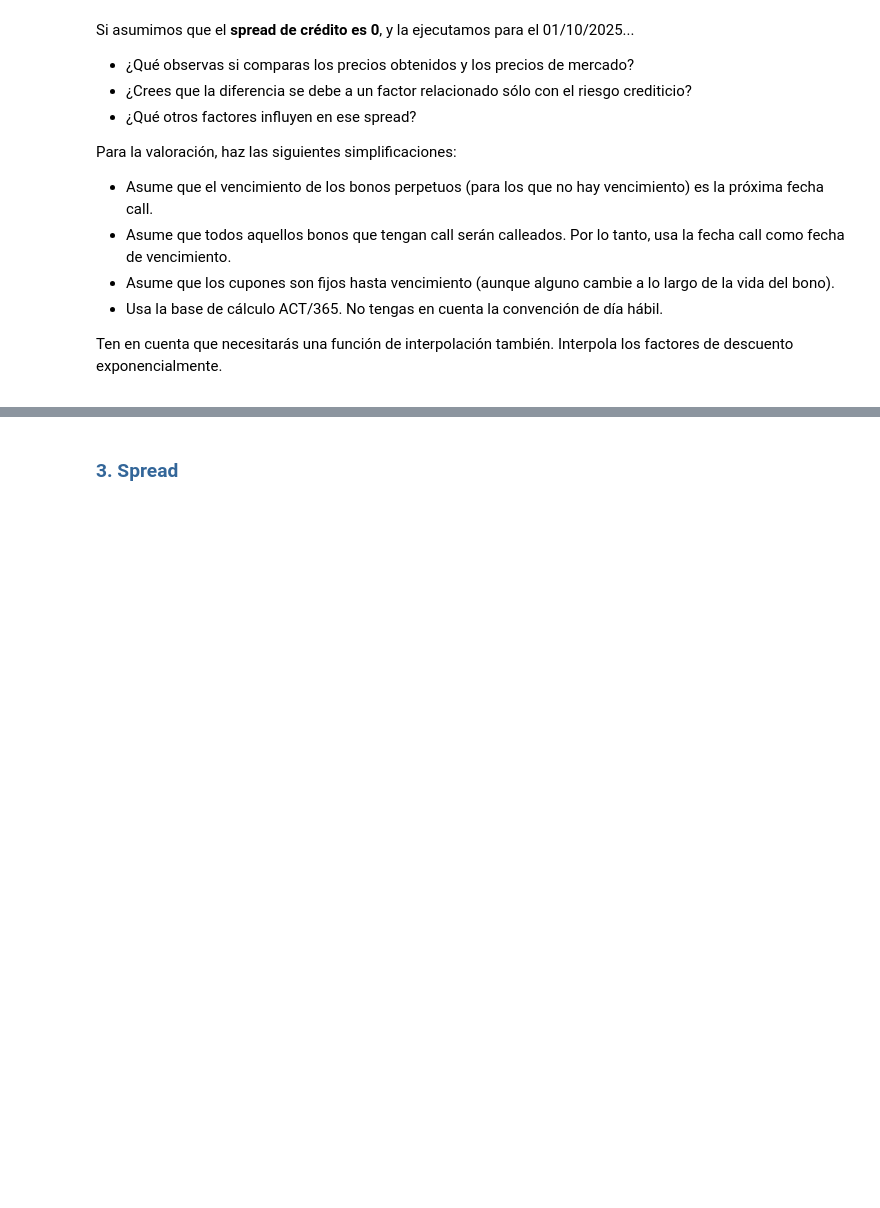
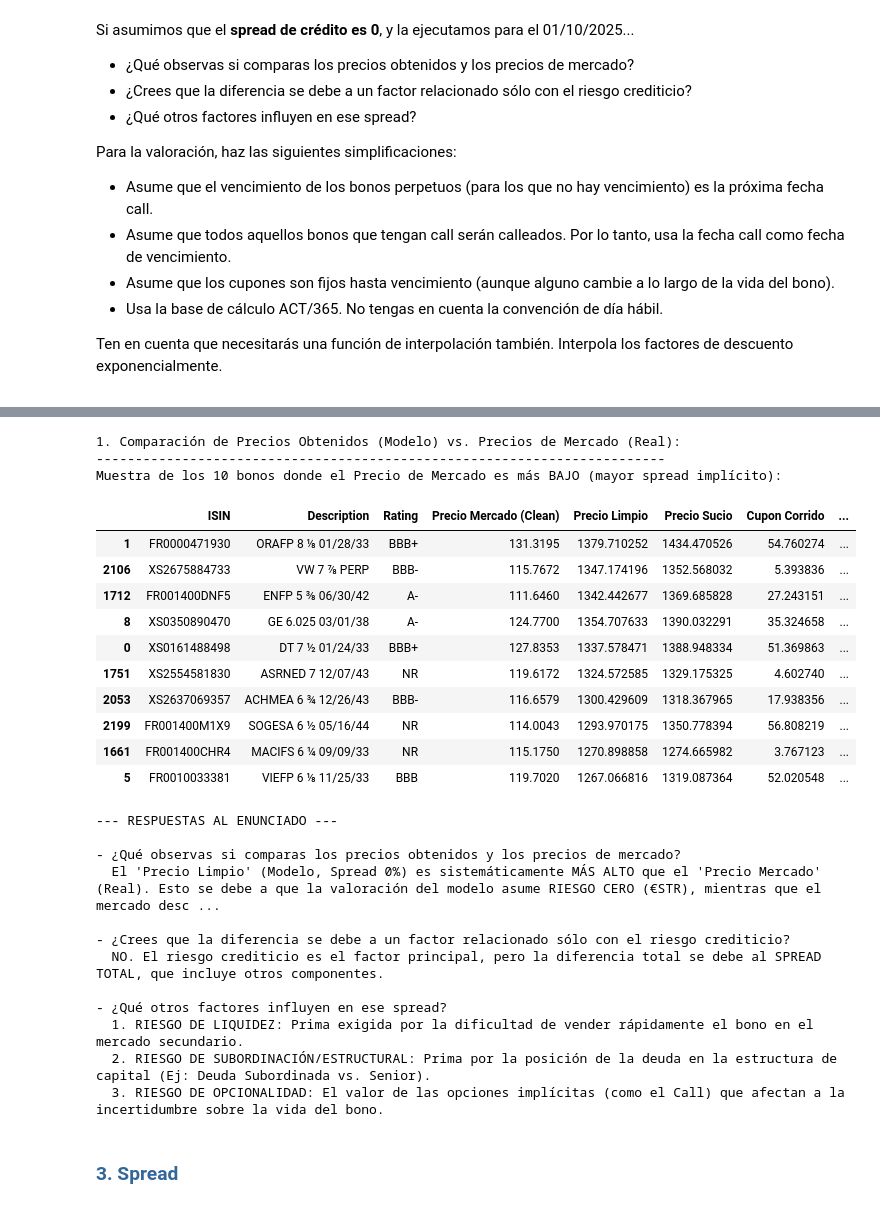
Before and after one commit to danielgarcialop18-cell/Tarea2_RentaFija_DanielGarciaLopez, a Jupyter notebook: Tarea 2_RentaFija_DanielGarciaLopez.ipynb, the cells around one changed output, grey strips where cells are left out. Cells and saved outputs as stored; diff of their text form; code cells hidden in the pictures; blank space fills up the shorter version.

```diff
--- a/Tarea 2_RentaFija_DanielGarciaLopez.ipynb
+++ b/Tarea 2_RentaFija_DanielGarciaLopez.ipynb
@@ -152,0 +166,8 @@ df_universo = df_universo.dropna(subset=['Fecha Vencimiento Ajustada'])
+# %%
+VALOR_NOMINAL = 1000.0
+DIAS_BASE = 365.0
+
+def calcular_dias_act_365(fecha_inicio, fecha_fin):
+   # Usamos la base ACT/365
+    dias = (fecha_fin - fecha_inicio).days
+    return dias / DIAS_BASE
@@ -153,3 +275,70 @@ df_universo = df_universo.dropna(subset=['Fecha Vencimiento Ajustada'])
+# %%
+# APLICA LA FUNCIÓN A CADA FILA (el .apply le pasa cada fila como 'fila_bono')
+resultados_valoracion = df_universo.apply(
+    lambda fila: valorar_bono_corporativo(fila, df_curva_limpia, fecha_valor, spread_anual=0.0),
+    axis=1,
+    result_type='expand'
+)
+
+# Unimos los resultados al DataFrame original
+df_universo = pd.concat([df_universo.reset_index(drop=True), resultados_valoracion], axis=1)
+# %%
+# ---------------------------------------------------
+# ANÁLISIS DE LOS RESULTADOS (Respuesta a las preguntas)
+# ---------------------------------------------------
+
+print("\n1. Comparación de Precios Obtenidos (Modelo) vs. Precios de Mercado (Real):")
+print("-------------------------------------------------------------------------")
+
+# MODIFICACIÓN: AÑADIMOS 'Precio Sucio' a las columnas a mostrar
+df_analisis_0spread = df_universo[['ISIN', 'Description', 'Rating', 'Price', 'Precio Limpio', 'Precio Sucio', 'Cupon Corrido']].copy()
+df_analisis_0spread.rename(columns={'Price': 'Precio Mercado (Clean)'}, inplace=True)
+df_analisis_0spread['Diferencia Absoluta (Mercado - Modelo)'] = df_analisis_0spread['Precio Mercado (Clean)'] - df_analisis_0spread['Precio Limpio']
+df_analisis_0spread['Modelo > Mercado?'] = df_analisis_0spread['Precio Limpio'] > df_analisis_0spread['Precio Mercado (Clean)']
+
+# Mostramos los bonos con la mayor diferencia de Spread (los más castigados por el mercado)
+print("Muestra de los 10 bonos donde el Precio de Mercado es más BAJO (mayor spread implícito):")
+display(df_analisis_0spread.sort_values(by='Diferencia Absoluta (Mercado - Modelo)', ascending=True).head(10))
+
+print("\n--- RESPUESTAS AL ENUNCIADO ---")
+# [Resto de respuestas teóricas, que quedan igual]
+print("\n- ¿Qué observas si comparas los precios obtenidos y los precios de mercado?")
+print("  El 'Precio Limpio' (Modelo, Spread 0%) es sistemáticamente MÁS ALTO que el 'Precio Mercado' (Real). Esto se debe a que la valoración del modelo asume RIESGO CERO (€STR), mientras que el mercado descuenta el riesgo real del emisor, reduciendo su precio. La diferencia es una medida directa del SPREAD TOTAL.")
+
+print("\n- ¿Crees que la diferencia se debe a un factor relacionado sólo con el riesgo crediticio?")
+print("  NO. El riesgo crediticio es el factor principal, pero la diferencia total se debe al SPREAD TOTAL, que incluye otros componentes.")
+
+print("\n- ¿Qué otros factores influyen en ese spread?")
+print("  1. RIESGO DE LIQUIDEZ: Prima exigida por la dificultad de vender rápidamente el bono en el mercado secundario.")
+print("  2. RIESGO DE SUBORDINACIÓN/ESTRUCTURAL: Prima por la posición de la deuda en la estructura de capital (Ej: Deuda Subordinada vs. Senior).")
+print("  3. RIESGO DE OPCIONALIDAD: El valor de las opciones implícitas (como el Call) que afectan a la incertidumbre sobre la vida del bono.")
+# %% [output]
+1. Comparación de Precios Obtenidos (Modelo) vs. Precios de Mercado (Real):
+-------------------------------------------------------------------------
+Muestra de los 10 bonos donde el Precio de Mercado es más BAJO (mayor spread implícito):
+|  | ISIN | Description | Rating | Precio Mercado (Clean) | Precio Limpio | Precio Sucio | Cupon Corrido | ... |
+| 1 | FR0000471930 | ORAFP 8 ⅛ 01/28/33 | BBB+ | 131.3195 | 1379.710252 | 1434.470526 | 54.760274 | ... |
+| 2106 | XS2675884733 | VW 7 ⅞ PERP | BBB- | 115.7672 | 1347.174196 | 1352.568032 | 5.393836 | ... |
+| 1712 | FR001400DNF5 | ENFP 5 ⅜ 06/30/42 | A- | 111.6460 | 1342.442677 | 1369.685828 | 27.243151 | ... |
+| 8 | XS0350890470 | GE 6.025 03/01/38 | A- | 124.7700 | 1354.707633 | 1390.032291 | 35.324658 | ... |
+| 0 | XS0161488498 | DT 7 ½ 01/24/33 | BBB+ | 127.8353 | 1337.578471 | 1388.948334 | 51.369863 | ... |
+| 1751 | XS2554581830 | ASRNED 7 12/07/43 | NR | 119.6172 | 1324.572585 | 1329.175325 | 4.602740 | ... |
+| 2053 | XS2637069357 | ACHMEA 6 ¾ 12/26/43 | BBB- | 116.6579 | 1300.429609 | 1318.367965 | 17.938356 | ... |
+| 2199 | FR001400M1X9 | SOGESA 6 ½ 05/16/44 | NR | 114.0043 | 1293.970175 | 1350.778394 | 56.808219 | ... |
+| 1661 | FR001400CHR4 | MACIFS 6 ¼ 09/09/33 | NR | 115.1750 | 1270.898858 | 1274.665982 | 3.767123 | ... |
+| 5 | FR0010033381 | VIEFP 6 ⅛ 11/25/33 | BBB | 119.7020 | 1267.066816 | 1319.087364 | 52.020548 | ... |
+--- RESPUESTAS AL ENUNCIADO ---
+
+- ¿Qué observas si comparas los precios obtenidos y los precios de mercado?
+  El 'Precio Limpio' (Modelo, Spread 0%) es sistemáticamente MÁS ALTO que el 'Precio Mercado' (Real). Esto se debe a que la valoración del modelo asume RIESGO CERO (€STR), mientras que el mercado desc ...
+
+- ¿Crees que la diferencia se debe a un factor relacionado sólo con el riesgo crediticio?
+  NO. El riesgo crediticio es el factor principal, pero la diferencia total se debe al SPREAD TOTAL, que incluye otros componentes.
+
+- ¿Qué otros factores influyen en ese spread?
+  1. RIESGO DE LIQUIDEZ: Prima exigida por la dificultad de vender rápidamente el bono en el mercado secundario.
+  2. RIESGO DE SUBORDINACIÓN/ESTRUCTURAL: Prima por la posición de la deuda en la estructura de capital (Ej: Deuda Subordinada vs. Senior).
+  3. RIESGO DE OPCIONALIDAD: El valor de las opciones implícitas (como el Call) que afectan a la incertidumbre sobre la vida del bono.
 # %% [markdown]
 ### <font color=#336699>3. Spread</font>
 # %% [markdown]
```
Also changed, not shown: parts of 8 cells of this notebook.
